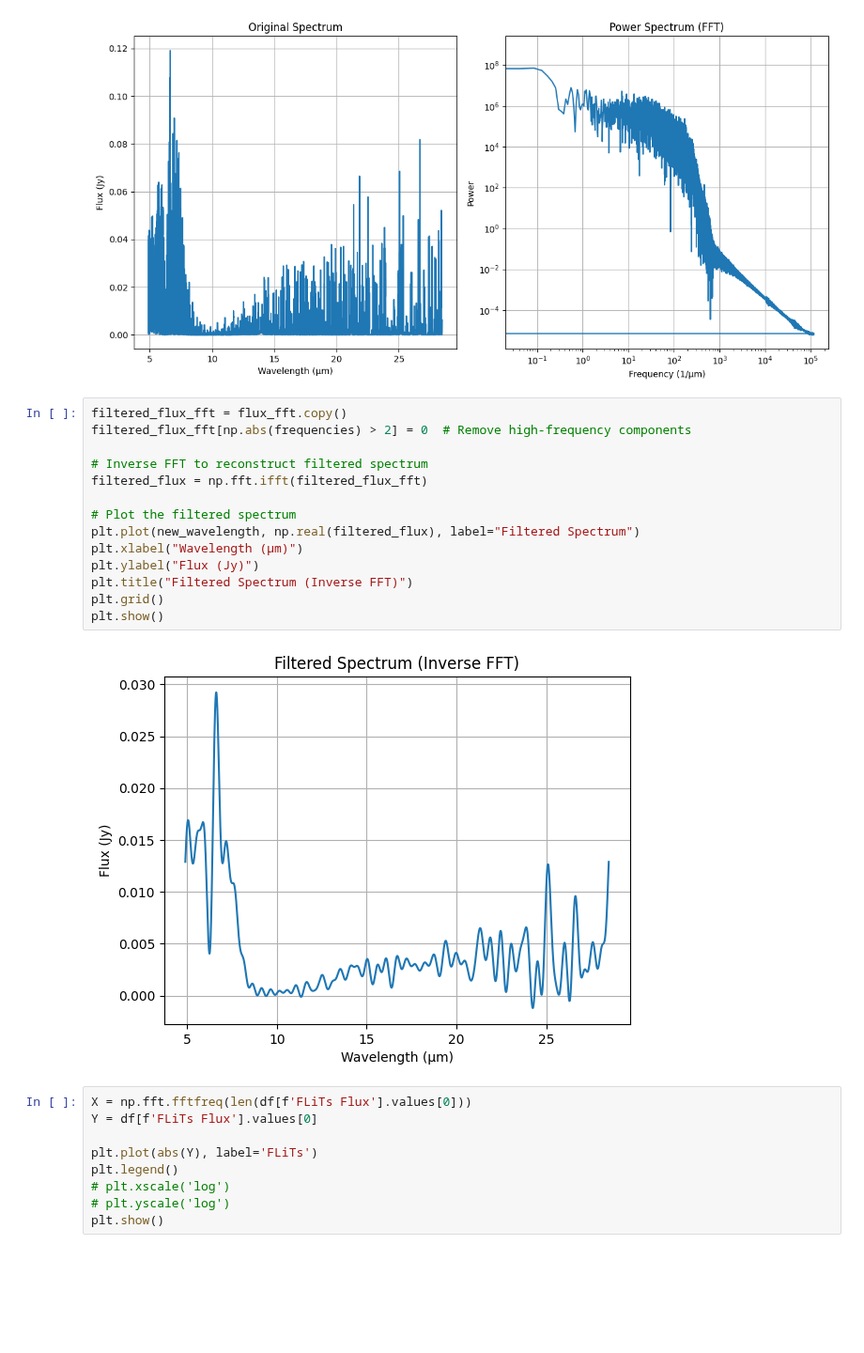
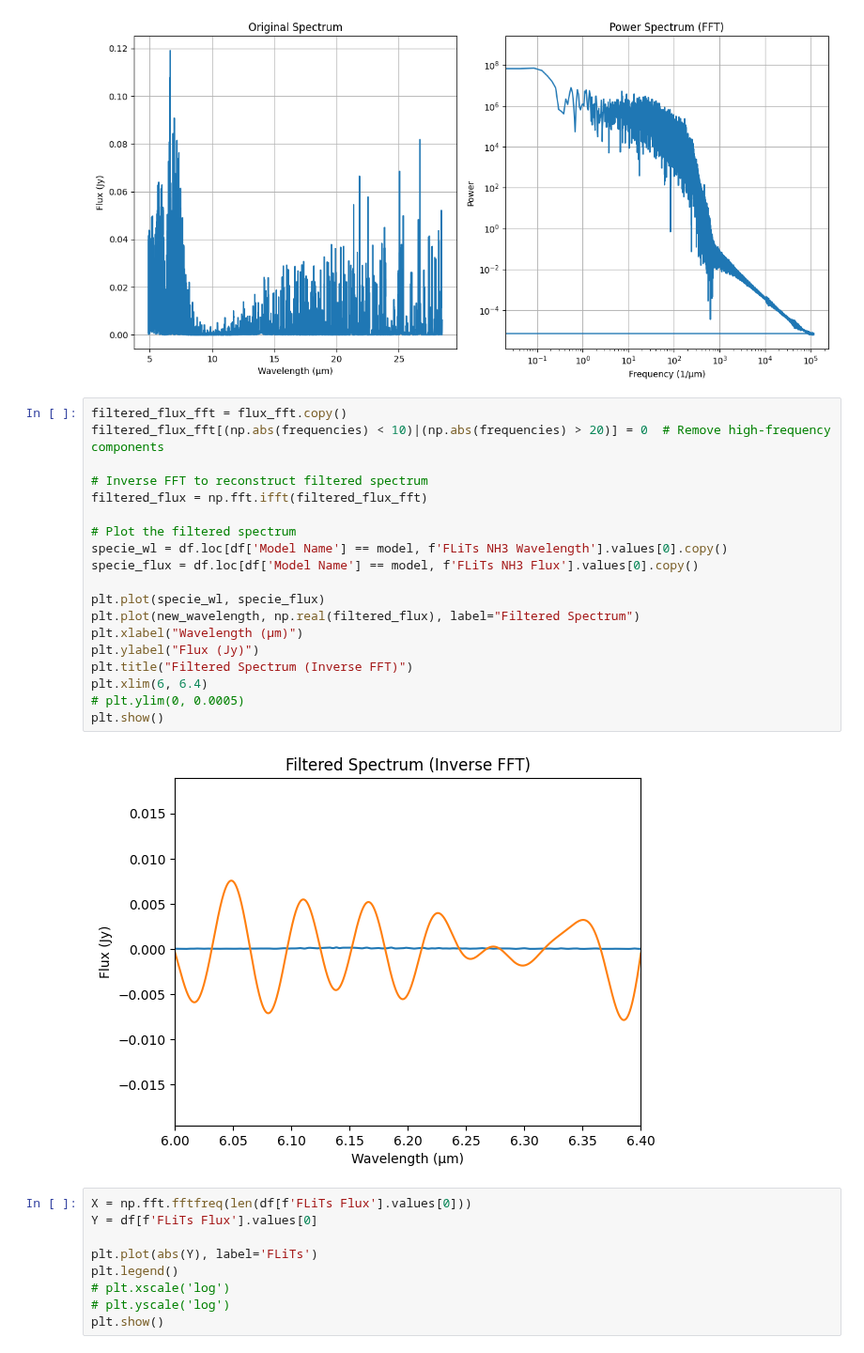
Before and after one commit to nielsklerk/BRP, a Jupyter notebook: Fourier.ipynb, the cells around one changed output. Shown at 94% size. Cells and saved outputs as stored; diff of their text form; blank space fills up the shorter version.

```diff
--- a/Fourier.ipynb
+++ b/Fourier.ipynb
@@ -82,20 +82,25 @@ plt.show()
 [figure]
 # %%
 filtered_flux_fft = flux_fft.copy()
-filtered_flux_fft[np.abs(frequencies) > 2] = 0  # Remove high-frequency components
+filtered_flux_fft[(np.abs(frequencies) < 10)|(np.abs(frequencies) > 20)] = 0  # Remove high-frequency components
 
 # Inverse FFT to reconstruct filtered spectrum
 filtered_flux = np.fft.ifft(filtered_flux_fft)
 
 # Plot the filtered spectrum
+specie_wl = df.loc[df['Model Name'] == model, f'FLiTs NH3 Wavelength'].values[0].copy()
+specie_flux = df.loc[df['Model Name'] == model, f'FLiTs NH3 Flux'].values[0].copy()
+
+plt.plot(specie_wl, specie_flux)
 plt.plot(new_wavelength, np.real(filtered_flux), label="Filtered Spectrum")
 plt.xlabel("Wavelength (μm)")
 plt.ylabel("Flux (Jy)")
 plt.title("Filtered Spectrum (Inverse FFT)")
-plt.grid()
+plt.xlim(6, 6.4)
+# plt.ylim(0, 0.0005)
 plt.show()
 # %% [output]
-[figure, old version]
+[figure, new version]
 # %%
 X = np.fft.fftfreq(len(df[f'FLiTs Flux'].values[0]))
 Y = df[f'FLiTs Flux'].values[0]
```
Also changed, not shown: 5 other files.
